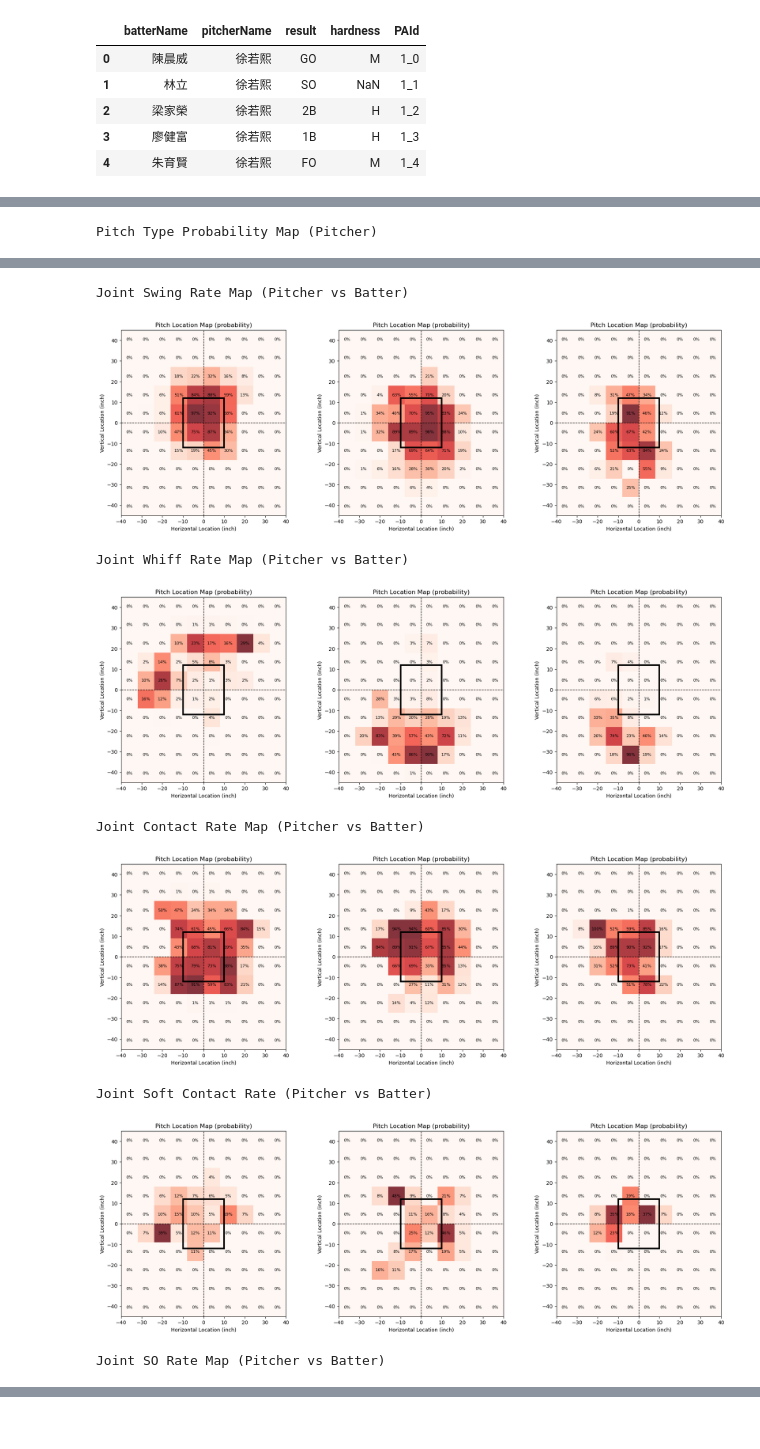
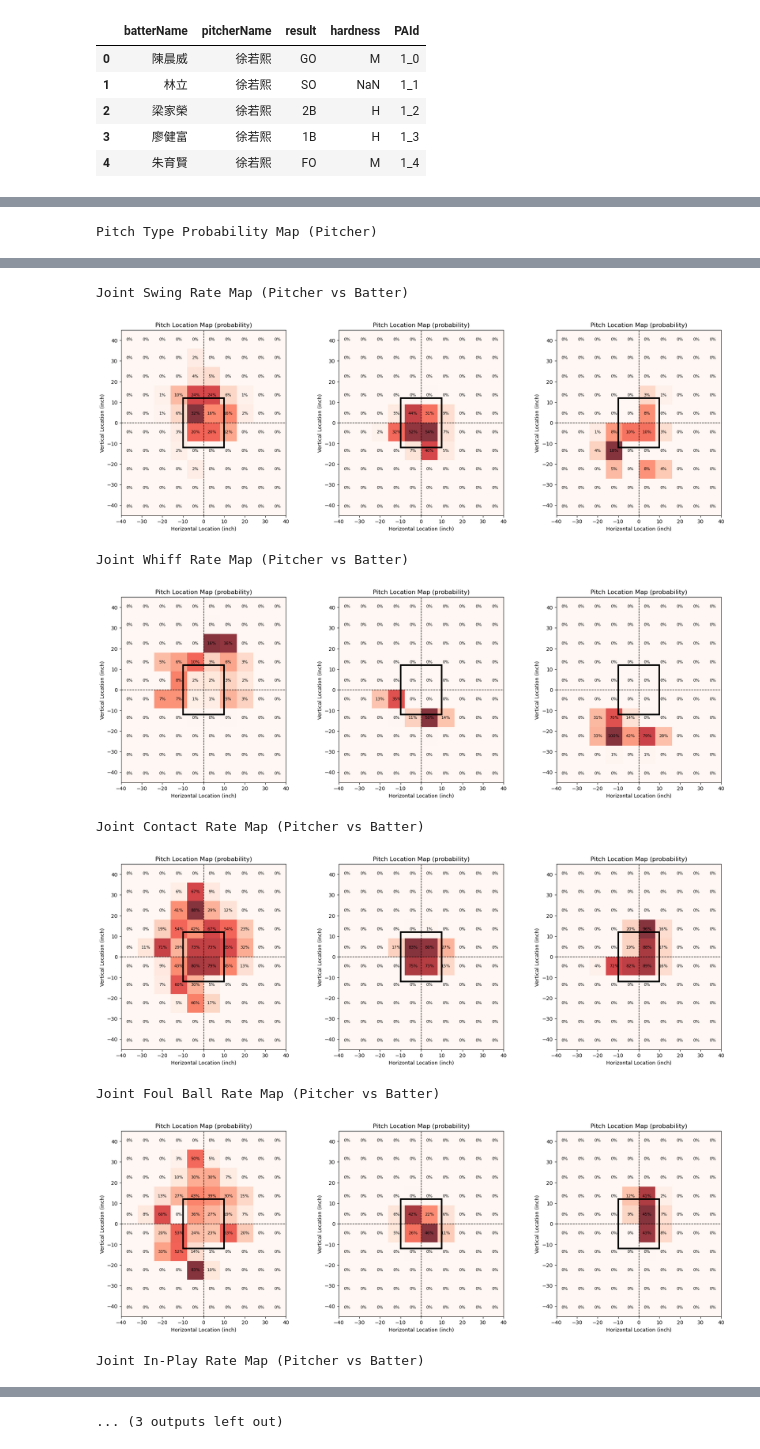
Before and after one commit to hyp0515/cpbl_data_analysis, a Jupyter notebook: pitcher_vs_batter.ipynb, the cells around one changed output, grey strips where cells are left out. Drawn from its saved outputs; the diff is of its cells as text; code cells hidden in the pictures.

```diff
--- a/pitcher_vs_batter.ipynb
+++ b/pitcher_vs_batter.ipynb
@@ -565,7 +585,7 @@ def pitcher_vs_batter(pitcher, batter, strike, ball):
 # %%
-strike = 2
-ball = [0, 1, 2, 3]
-joint_called_strike_rate, joint_swing_rate, joint_whiff_rate, joint_contact_rate, joint_soft_rate, joint_so_rate, pitchType_prob_p, pitchType_count_p = pitcher_vs_batter(pitcher, batter, strike, ball)
+strike = 0
+ball = 0
+called_strike_rate, swing_rate, whiff_rate, contact_rate, foul_rate, inplay_rate, soft_rate, pitchType_prob_p, pitchType_count_p = pitcher_vs_batter(pitcher, batter, strike, ball)
 # %%
 print("Pitch Type Probability Map (Pitcher)")
 fig, ax = plt.subplots(1, 3, figsize=(18,6), tight_layout=True)
@@ -574,39 +594,46 @@ for i in range(3):
 plt.show()
 
 fig, ax = plt.subplots(1, 1, figsize=(6,6), tight_layout=True)
-single_map(ax, joint_called_strike_rate, type='probability')
+single_map(ax, called_strike_rate, type='probability')
 plt.title('Joint Called Strike Rate Map (Pitcher vs Batter)')
 plt.show()
 
 print("Joint Swing Rate Map (Pitcher vs Batter)")
 fig, ax = plt.subplots(1, 3, figsize=(18,6), tight_layout=True)
 for i in range(3):
-    single_map(ax[i], joint_swing_rate[:, :, i], type='probability')
+    single_map(ax[i], swing_rate[:, :, i], type='probability')
 plt.show()
 
 print("Joint Whiff Rate Map (Pitcher vs Batter)")
 fig, ax = plt.subplots(1, 3, figsize=(18,6), tight_layout=True)
 for i in range(3):
-    single_map(ax[i], joint_whiff_rate[:, :, i], type='probability')
+    single_map(ax[i], whiff_rate[:, :, i], type='probability')
 plt.show()
 
 
 print("Joint Contact Rate Map (Pitcher vs Batter)")
 fig, ax = plt.subplots(1, 3, figsize=(18,6), tight_layout=True)
 for i in range(3):
-    single_map(ax[i], joint_contact_rate[:, :, i], type='probability')
+    single_map(ax[i], contact_rate[:, :, i], type='probability')
 plt.show()
+
+print("Joint Foul Ball Rate Map (Pitcher vs Batter)")
+fig, ax = plt.subplots(1, 3, figsize=(18,6), tight_layout=True)
+for i in range(3):
+    single_map(ax[i], foul_rate[:, :, i], type='probability')
+plt.show()
+
+print("Joint In-Play Rate Map (Pitcher vs Batter)")
+fig, ax = plt.subplots(1, 3, figsize=(18,6), tight_layout=True)
+for i in range(3):
+    single_map(ax[i], inplay_rate[:, :, i], type='probability')
+plt.show()
+
 
 print("Joint Soft Contact Rate (Pitcher vs Batter)")
 fig, ax = plt.subplots(1, 3, figsize=(18,6), tight_layout=True)
 for i in range(3):
-    single_map(ax[i], joint_soft_rate[:, :, i], type='probability')
+    single_map(ax[i], soft_rate[:, :, i], type='probability')
 plt.show()
-
-print("Joint SO Rate Map (Pitcher vs Batter)")
-fig, ax = plt.subplots(1, 3, figsize=(18,6), tight_layout=True)
-for i in range(3):
-    single_map(ax[i], joint_so_rate[:, :, i], type='probability')
-plt.show()
 # %% [output]
 Pitch Type Probability Map (Pitcher)
@@ -615,9 +642,9 @@ Pitch Type Probability Map (Pitcher)
 Joint Swing Rate Map (Pitcher vs Batter)
-[figure, old version]
+[figure, new version]
 Joint Whiff Rate Map (Pitcher vs Batter)
-[figure, old version]
+[figure, new version]
 Joint Contact Rate Map (Pitcher vs Batter)
-[figure, old version]
+[figure, new version]
-Joint Soft Contact Rate (Pitcher vs Batter)
+Joint Foul Ball Rate Map (Pitcher vs Batter)
-[figure, old version]
+[figure, new version]
-Joint SO Rate Map (Pitcher vs Batter)
+Joint In-Play Rate Map (Pitcher vs Batter)
@@ -624,0 +651 @@ Joint SO Rate Map (Pitcher vs Batter)
+... (3 outputs left out)
```
Also changed, not shown: parts of 16 cells of this notebook, 1 other file.
